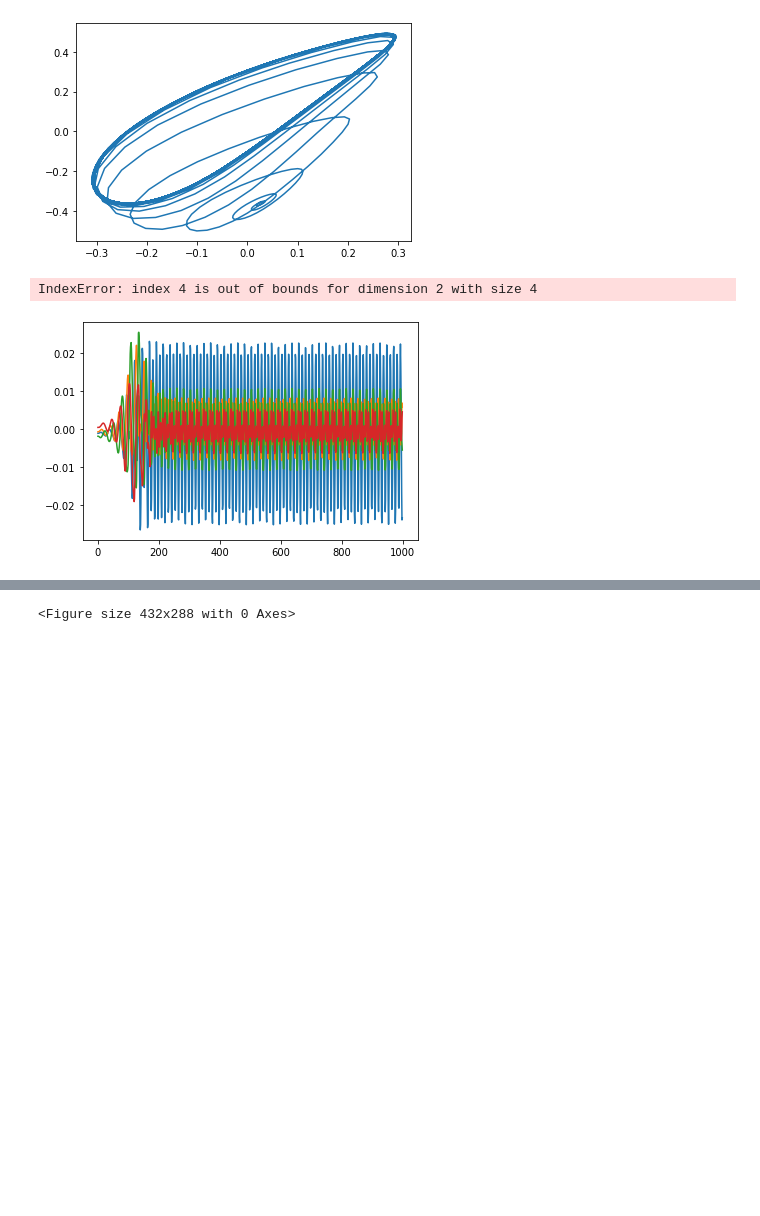
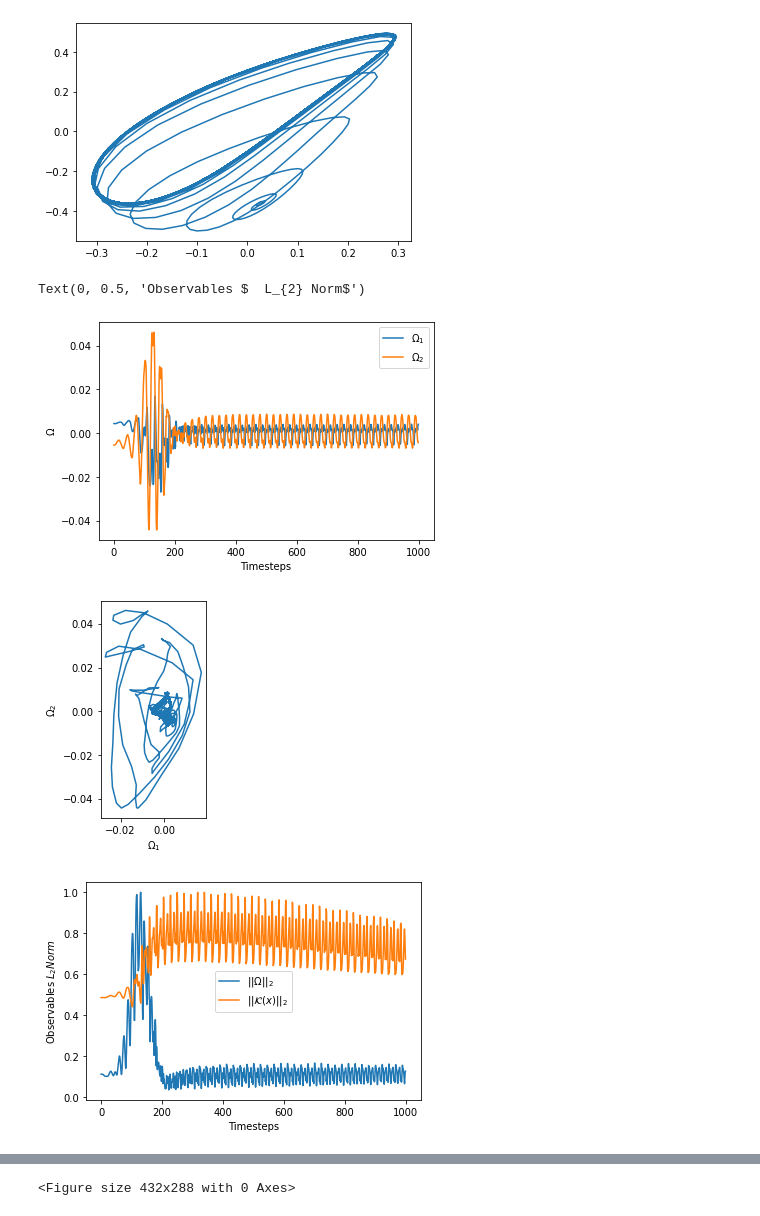
Before and after one commit to RigasLab/MZ-AE, a Jupyter notebook: Notebooks/Exp4_2DCyl/eval_model_notebook_2Dcyl_multimodel_multistep_Exp4.2.6.1.ipynb, the cells around one changed output, grey strips where cells are left out. Cells and saved outputs as stored; diff of their text form; code cells hidden in the pictures; blank space fills up the shorter version.

```diff
--- a/Notebooks/Exp4_2DCyl/eval_model_notebook_2Dcyl_multimodel_multistep_Exp4.2.6.1.ipynb
+++ b/Notebooks/Exp4_2DCyl/eval_model_notebook_2Dcyl_multimodel_multistep_Exp4.2.6.1.ipynb
@@ -326,25 +329,36 @@ plt.plot(xkoop_ms_hat[model_num][0,:,0].cpu().numpy(), xkoop_ms_hat[model_num][0
 # %%
 #plotting mode evolution
 plt.figure()
-model_num = 2
+model_num = 4
 tgt_xseq_ms_hat = xseq_ms_hat[model_num].cpu().numpy()
 tgt_xkoop_ms_hat = xkoop_ms_hat[model_num].cpu().numpy()
-for n in [0,1,2,3]:#range(models[model_num].num_obs):
-    plt.plot(xseq_ms_hat[model_num][0,:,n].cpu().numpy(), label = f"Mode {n}")
+for n in [0,1]:#range(models[model_num].num_obs):
+    plt.plot(xseq_ms_hat[model_num][0,:,n].cpu().numpy(), label = r"$\Omega$"+f"$_{n+1}$")
+
+plt.legend()
+plt.xlabel("Timesteps")
+plt.ylabel(r"$\Omega$")
 
 plt.figure()
+plt.gca().set_aspect('equal')
 plt.plot(xseq_ms_hat[model_num][0,:,0].cpu().numpy(), xseq_ms_hat[model_num][0,:,1].cpu().numpy())
+plt.xlabel(f"$\Omega_{1}$")
+plt.ylabel(f"$\Omega_{2}$")
 
 plt.figure()
 tgt_xseq_norm = np.linalg.norm(tgt_xseq_ms_hat, axis = -1)
 tgt_xkoop_norm = np.linalg.norm(tgt_xkoop_ms_hat, axis = -1)
 
-plt.plot((tgt_xseq_norm/np.max(tgt_xseq_norm, axis = -1))[0,:], label = "Sequence")
-plt.plot((tgt_xkoop_norm/np.max(tgt_xkoop_norm, axis = -1))[0,:], label = "Koopman")
+plt.plot((tgt_xseq_norm/np.max(tgt_xseq_norm, axis = -1))[0,:], label = r"$||\Omega||_{2}$")
+plt.plot((tgt_xkoop_norm/np.max(tgt_xkoop_norm, axis = -1))[0,:], label = r"$||\mathcal{K}(x)||_{2}$")
 plt.legend()
+plt.xlabel("Timesteps")
+plt.ylabel("Observables " + r"$  L_{2} Norm$")
 # %% [output]
-IndexError: index 4 is out of bounds for dimension 2 with size 4
+Text(0, 0.5, 'Observables $  L_{2} Norm$')
-[figure, old version]
+[figure, new version]
+[figure, added]
+[figure, added]
 # %%
 #plotting error contours for flowfield
 for i in range (300,400,5):
```
Also changed, not shown: parts of 10 cells of this notebook, 11 other files.
